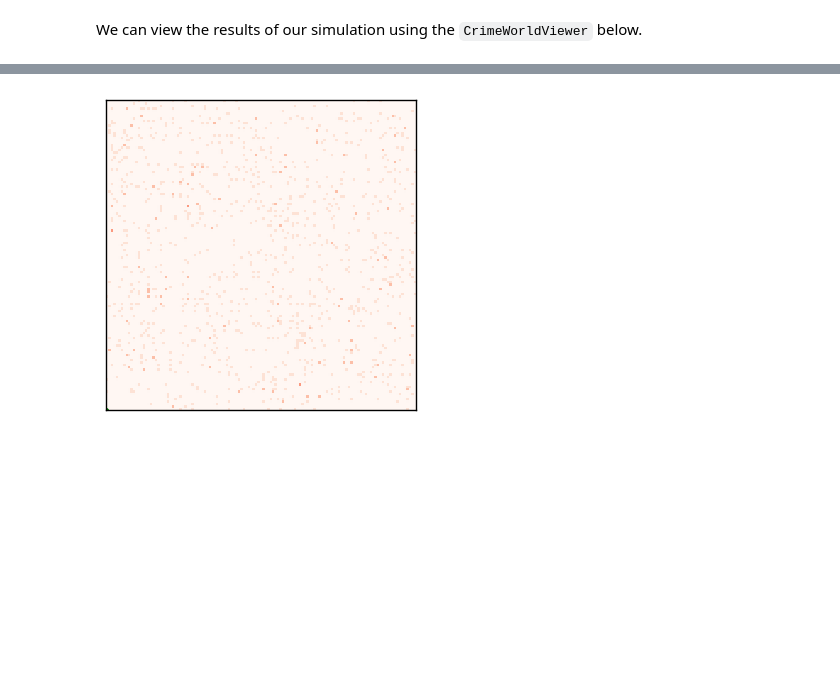
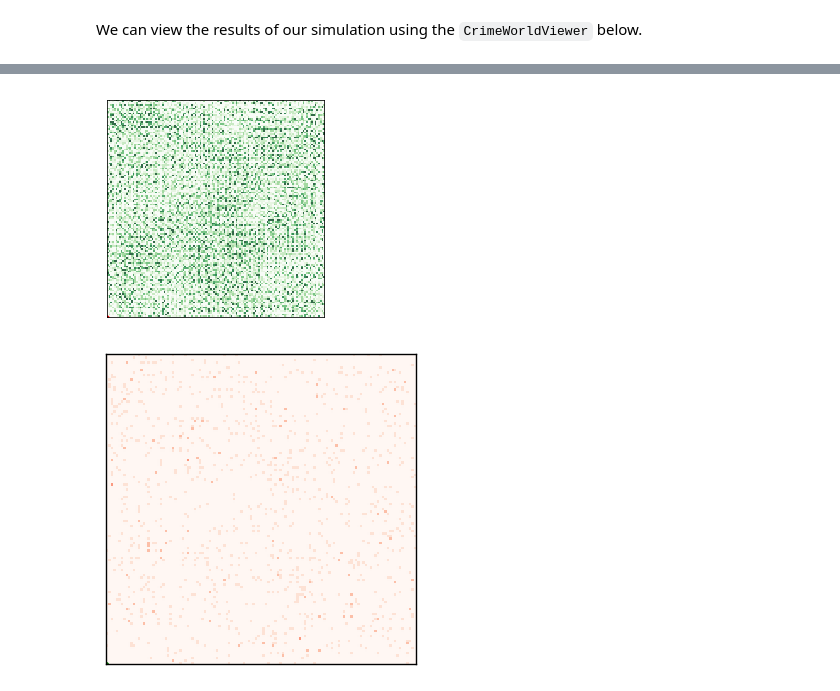
Before and after one commit to ericasaywhat/SmoothCriminals, a Jupyter notebook: code/crimeworldnotebook.ipynb, the cells around one changed output, grey strips where cells are left out. Cells and saved outputs as stored; diff of their text form; code cells hidden in the pictures; blank space fills up the shorter version.

Commit message:
ADD green crimeworlds

```diff
--- a/code/crimeworldnotebook.ipynb
+++ b/code/crimeworldnotebook.ipynb
@@ -205,7 +205,7 @@ We can view the results of our simulation using the `CrimeWorldViewer` below.
 class CrimeWorldViewer(Cell2DViewer):
     """Generates visualization and animation of Sugarscape."""
 
-    cmap = plt.get_cmap('Reds')
+    cmap = plt.get_cmap('Greens')
 
     options = dict(interpolation='none', alpha=0.8,
                    vmin=0, vmax=7)
@@ -224,7 +224,7 @@ class CrimeWorldViewer(Cell2DViewer):
         """
 #         xs, ys = self.get_coords()
 #         self.points = plt.plot(xs, ys, '.', color='green')[0]
-        self.points = plt.plot(0,0,'.', color='green')[0]
+        self.points = plt.plot(0,0,'.', color='red')[0]
         plt.show()
 
     def animate_func(self, i):
@@ -265,3 +257,9 @@ viewer.draw()
+# %%
+for i in range(100):
+    env.step()
+viewer.draw()
+# %% [output]
+[figure, added]
 # %%
 for i in range(100):
     env.step()
```
Also changed, not shown: parts of 2 cells of this notebook, 7 other files.
